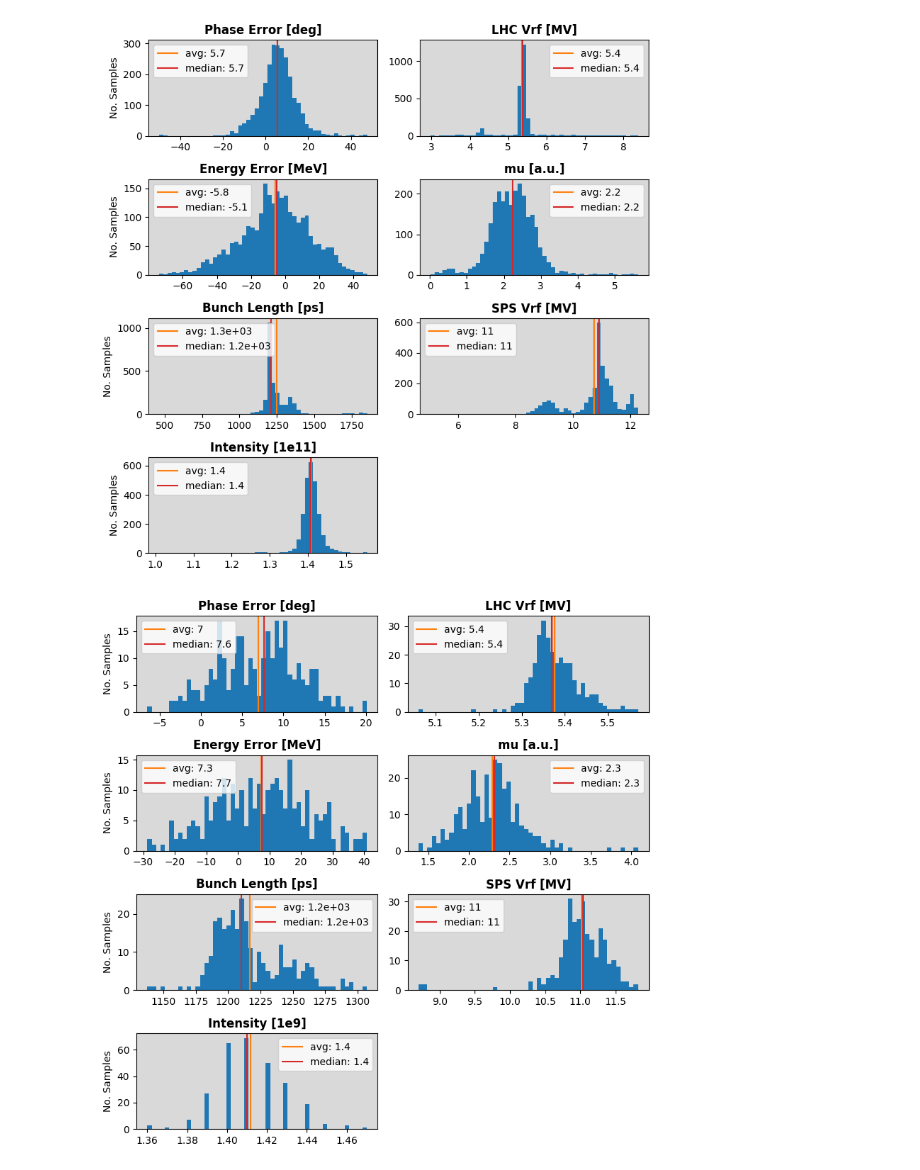
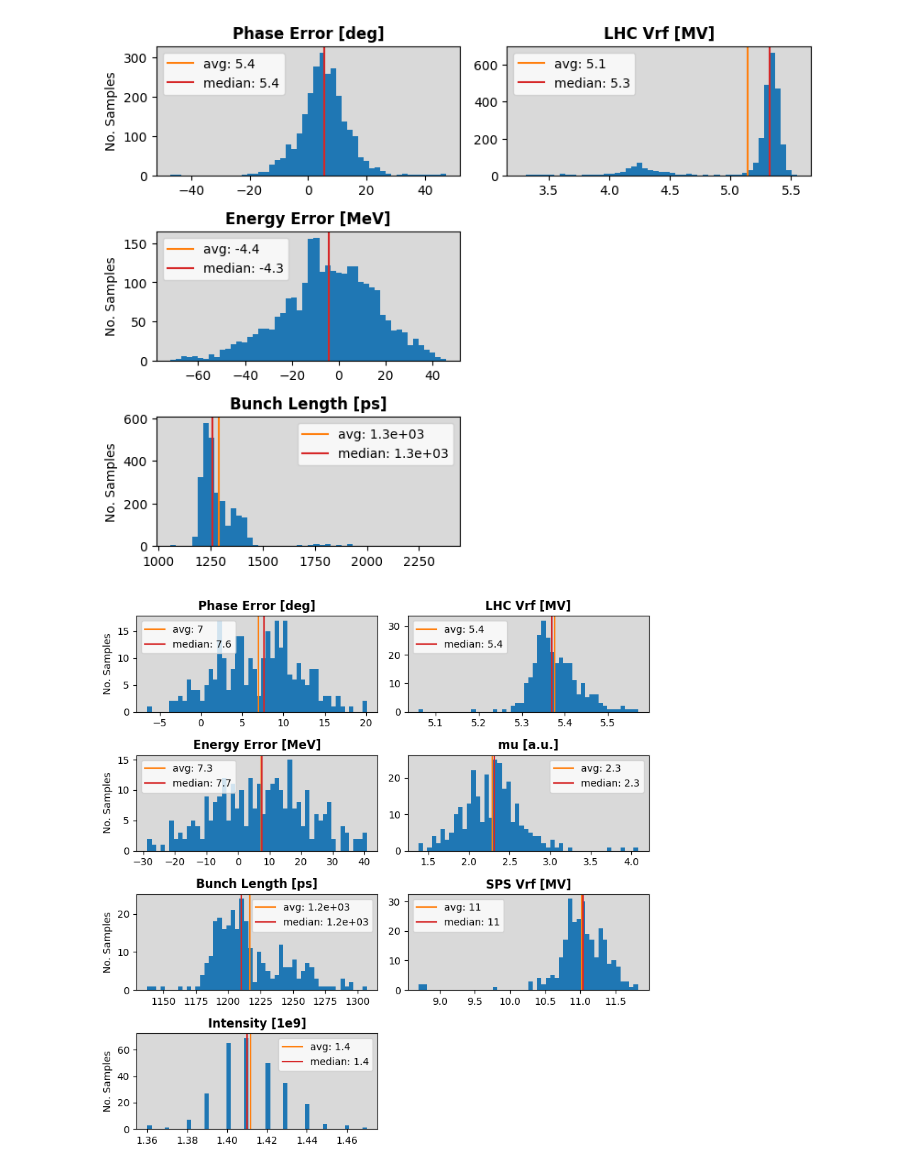
Before and after one commit to kiliakis/tomography_ML, a Jupyter notebook: evaluate_on_recorded_profiles.ipynb, the cells around one changed output. Saved outputs shown, nothing was run; the diff lists cells and outputs as text; code cells hidden in the pictures.

```diff
--- a/evaluate_on_recorded_profiles.ipynb
+++ b/evaluate_on_recorded_profiles.ipynb
@@ -31,7 +22,8 @@ latent_dim = 7  # 6 + the new VrfSPS
 zeropad = 14
 start_turn = 1
 skipturns = 3
-Ib = 1.6e11
+# Ib = 1.6e11
+Ib = 1.0
 
 cut_left = 0
 cut_right = 2.5e-9
@@ -44,7 +36,8 @@ ps_normalize = 'off'
 
 # E_normFactor = 25000000000.0
 # B_normFactor = 800000000.0
-T_normFactor = 28000000000.0
+# T_normFactor = 28000000000.0
+T_normFactor = 1.0
 
 var_names = ['phEr', 'enEr', 'bl','inten', 'Vrf', 'mu', 'VrfSPS']
 descriptive_names = ['Phase Error [deg]', 'Energy Error [MeV]', 'Bunch Length [ps]',
@@ -54,7 +47,7 @@ multipliers = [1, 1, 1e12, 1e-11, 1, 1, 1]
 loss_weights = [0, 1, 2, 3, 4, 5, 6]
 
 # enc_timestamp = get_best_model_timestamp('./trials', model='enc')
-enc_timestamp = 'best_encoder_TF'
+enc_timestamp = 'best_encoder_TF_no_intensity'
 dec_timestamp = 'best_decoder_TF'
 
 # To load
@@ -250,7 +246,7 @@ assert os.path.exists(dec_weights_dir)
 # initialize directory to save the plots
 timestamp = f'enc_{enc_timestamp}_dec_{dec_timestamp}'
 print('Timestamp: ', timestamp)
-plots_dir = os.path.join('./plots', 'acqInjection', timestamp)
+plots_dir = os.path.join('./plots', 'acqInjection_v2', timestamp)
 os.makedirs(plots_dir, exist_ok=True)
 
 encDec = EncoderDecoderModel()
@@ -329,30 +321,33 @@ for i in np.arange(len(wf_test))[:]:
 # %%
 ## Frequency distribution per beam parameter
 
 fig, axes = plt.subplots(nrows=4, ncols=2, sharex=False, sharey=False,
                         figsize=(8, 8))
 axes = np.ravel(axes, order='F')
 for i, ax in enumerate(axes):
-    if i == 7:
-        break
+    if i in [3, 5, 6, 7]:
+        continue
     plt.sca(ax)
     values = latent_preds_unnorm[i] * multipliers[i]
     avg = np.mean(values)
     median = np.median(values)
     plt.axvline(x=avg, color='tab:orange', label=f'avg: {avg:.2g}')
     plt.axvline(x=median, color='tab:red', label=f'median: {median:.2g}')
     hist, bins, _ = plt.hist(values, bins=50)
     ax.set_title(f'{descriptive_names[i]}', fontweight='heavy')
     if i < 4:
         plt.ylabel('No. Samples')
     plt.legend(loc='best')
     plt.gca().set_facecolor('0.85')
 
-fig.delaxes(axes[-1])
+fig.delaxes(axes[3])
+fig.delaxes(axes[5])
+fig.delaxes(axes[6])
+fig.delaxes(axes[7])
 plt.tight_layout()
 plt.savefig(f'{out_dir}/distribution_all.png', transparent=False, dpi=400)
 # %% [output]
-[figure, old version]
+[figure, new version]
 # %%
 # store the data
 import re
```
Also changed, not shown: parts of 6 cells of this notebook, 4 other files.
